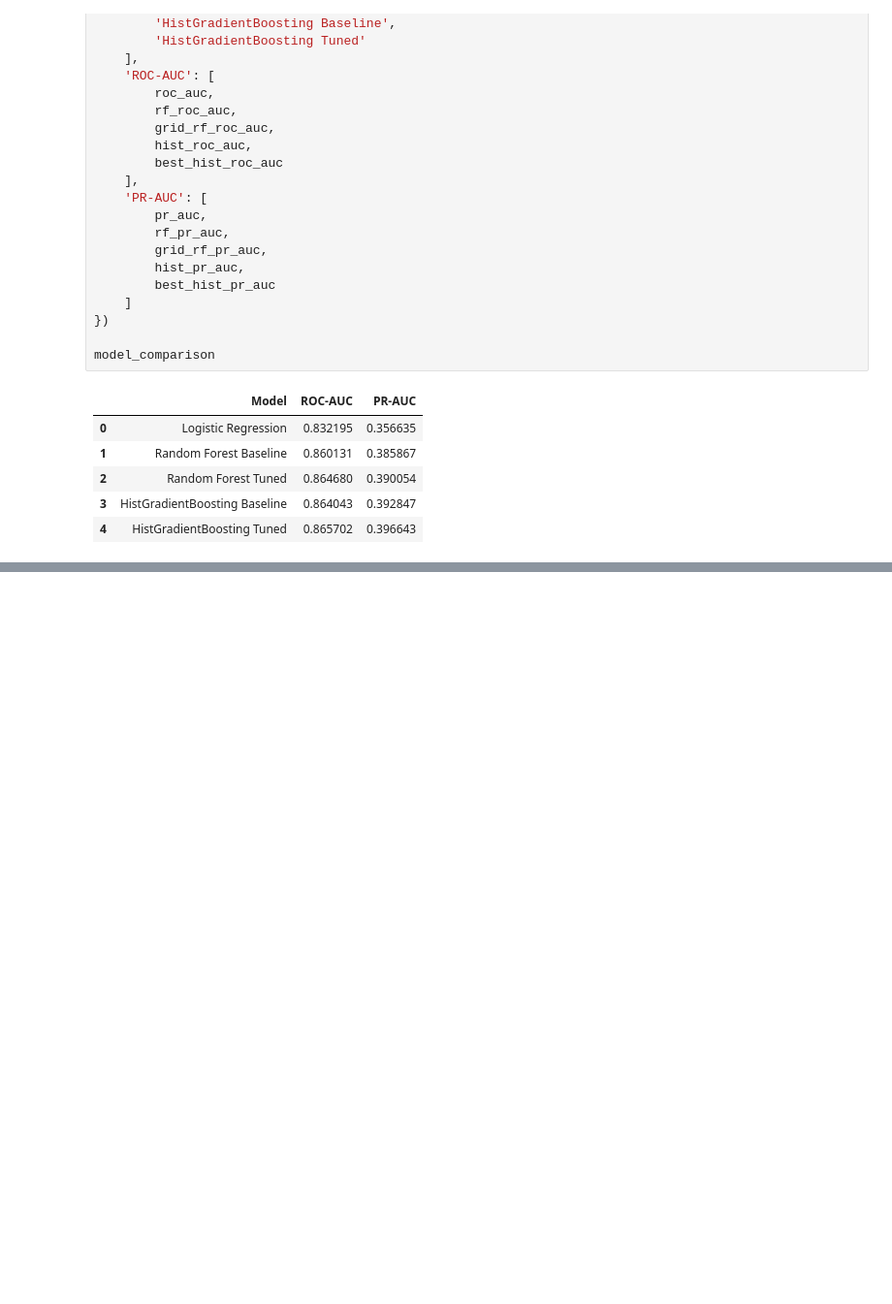
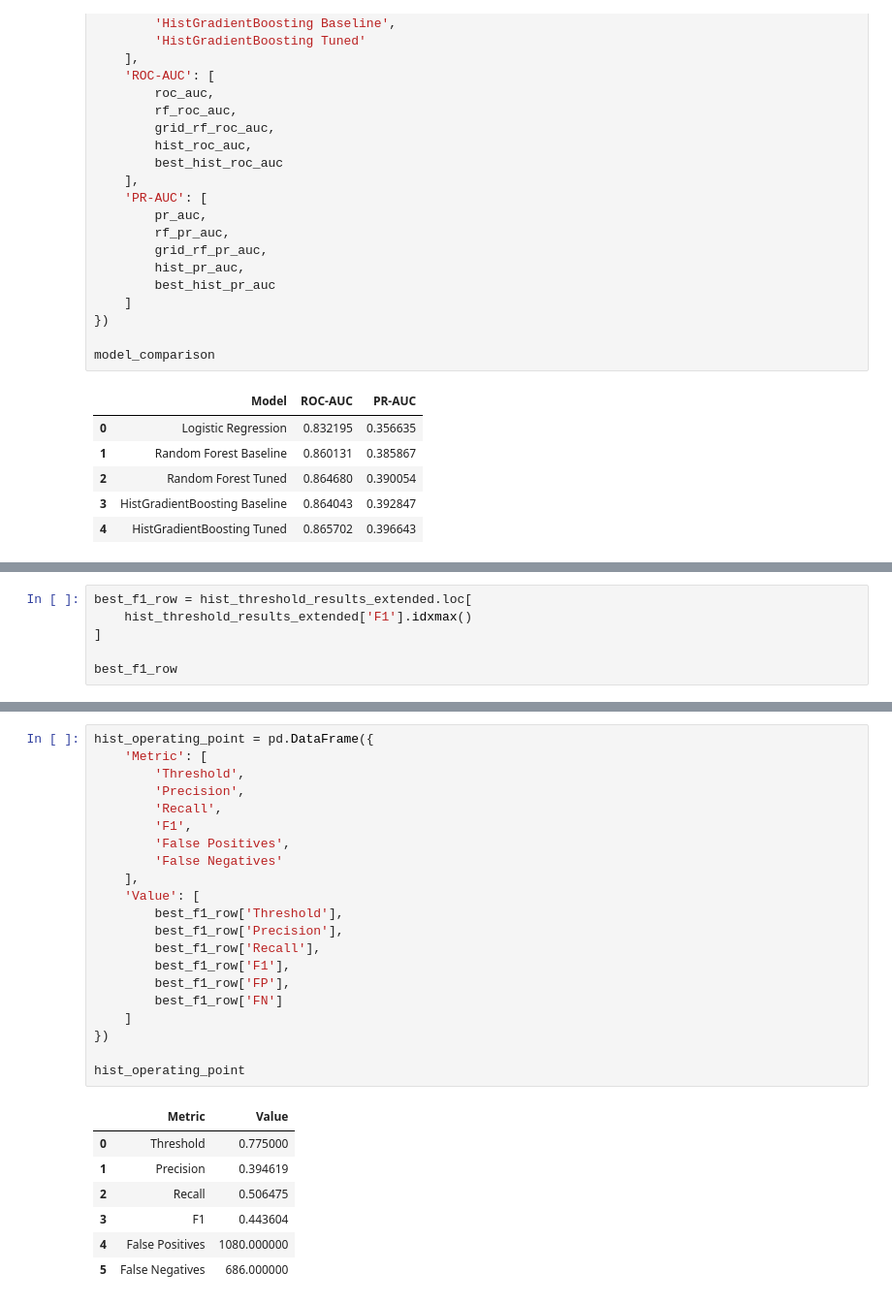
Before and after one commit to Randysman/credit_score, a Jupyter notebook: Modeling.ipynb, the cells around one changed output, grey strips where cells are left out. Shown at 97% size. Cells and saved outputs as stored; diff of their text form; blank space fills up the shorter version.

```diff
--- a/Modeling.ipynb
+++ b/Modeling.ipynb
@@ -1317,0 +1437,6 @@ model_comparison
+# %%
+best_f1_row = hist_threshold_results_extended.loc[
+    hist_threshold_results_extended['F1'].idxmax()
+]
+
+best_f1_row
@@ -1317,0 +1514,29 @@ model_comparison
+# %%
+hist_operating_point = pd.DataFrame({
+    'Metric': [
+        'Threshold',
+        'Precision',
+        'Recall',
+        'F1',
+        'False Positives',
+        'False Negatives'
+    ],
+    'Value': [
+        best_f1_row['Threshold'],
+        best_f1_row['Precision'],
+        best_f1_row['Recall'],
+        best_f1_row['F1'],
+        best_f1_row['FP'],
+        best_f1_row['FN']
+    ]
+})
+
+hist_operating_point
+# %% [output]
+|  | Metric | Value |
+| 0 | Threshold | 0.775000 |
+| 1 | Precision | 0.394619 |
+| 2 | Recall | 0.506475 |
+| 3 | F1 | 0.443604 |
+| 4 | False Positives | 1080.000000 |
+| 5 | False Negatives | 686.000000 |
```
Also changed, not shown: parts of 7 cells of this notebook.
